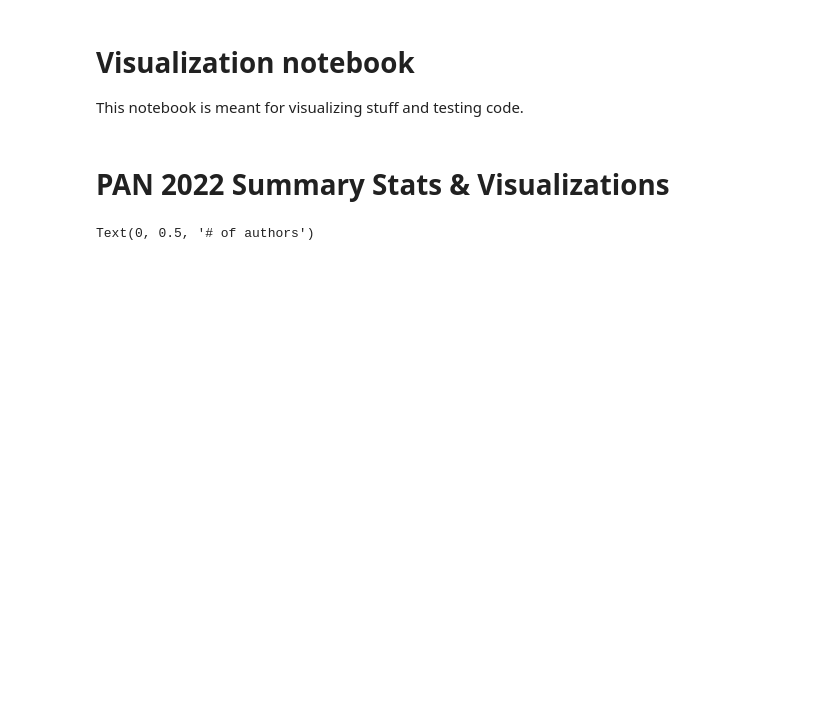
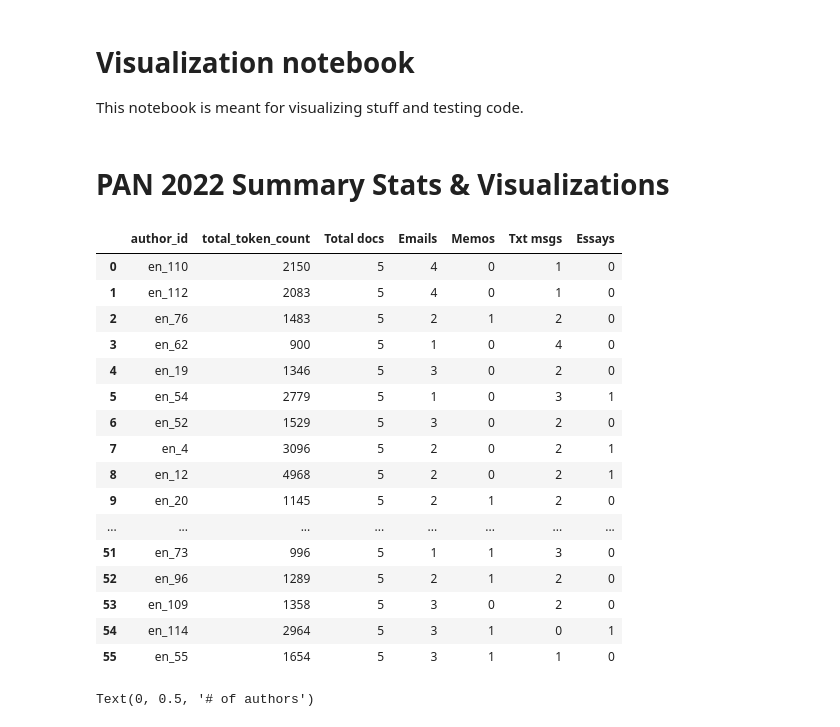
Before and after one commit to eric-sclafani/gram2vec, a Jupyter notebook: gram2vec/visualize.ipynb, the cells around one changed output. Cells and saved outputs as stored; diff of their text form; code cells hidden in the pictures; blank space fills up the shorter version.

```diff
--- a/gram2vec/visualize.ipynb
+++ b/gram2vec/visualize.ipynb
@@ -56,7 +56,7 @@ def extract_from_dict(author_entry:dict, to_extract:str) -> list[str]:
 
 def create_author_list(preprocessed_data:dict[str, list[dict]]) -> list[Author]:
     """
-    Converts the preprocessed_data.json data into a list of Author objects
+    Converts the preprocessed data into a list of Author objects
     """
     authors = []
     for author_id in preprocessed_data.keys():
@@ -91,12 +91,34 @@ def make_author_df(authors:list[Author]) -> pd.DataFrame:
     return pd.DataFrame(author_maps)
 # %%
 
-data = load_json("data/pan22/preprocessed/preprocessed_data.json")
+data = load_json("data/pan22/preprocessed/author_doc_mappings.json")
 all_authors = create_author_list(data)
 
+all_token_counts = []
+for author in all_authors:
+    all_token_counts.extend(author.get_token_counts())
+
+
 avg_tokens_per_doc, std_tokens_per_doc = get_doc_token_stats(all_authors)
-
 df = make_author_df(all_authors)
+# %% [output]
+|  | author_id | total_token_count | Total docs | Emails | Memos | Txt msgs | Essays |
+| 0 | en_110 | 2150 | 5 | 4 | 0 | 1 | 0 |
+| 1 | en_112 | 2083 | 5 | 4 | 0 | 1 | 0 |
+| 2 | en_76 | 1483 | 5 | 2 | 1 | 2 | 0 |
+| 3 | en_62 | 900 | 5 | 1 | 0 | 4 | 0 |
+| 4 | en_19 | 1346 | 5 | 3 | 0 | 2 | 0 |
+| 5 | en_54 | 2779 | 5 | 1 | 0 | 3 | 1 |
+| 6 | en_52 | 1529 | 5 | 3 | 0 | 2 | 0 |
+| 7 | en_4 | 3096 | 5 | 2 | 0 | 2 | 1 |
+| 8 | en_12 | 4968 | 5 | 2 | 0 | 2 | 1 |
+| 9 | en_20 | 1145 | 5 | 2 | 1 | 2 | 0 |
+| ... | ... | ... | ... | ... | ... | ... | ... |
+| 51 | en_73 | 996 | 5 | 1 | 1 | 3 | 0 |
+| 52 | en_96 | 1289 | 5 | 2 | 1 | 2 | 0 |
+| 53 | en_109 | 1358 | 5 | 3 | 0 | 2 | 0 |
+| 54 | en_114 | 2964 | 5 | 3 | 1 | 0 | 1 |
+| 55 | en_55 | 1654 | 5 | 3 | 1 | 1 | 0 |
 # %%
 
 sns.set_style("darkgrid")
```
Also changed, not shown: parts of 5 cells of this notebook, 10 other files.
